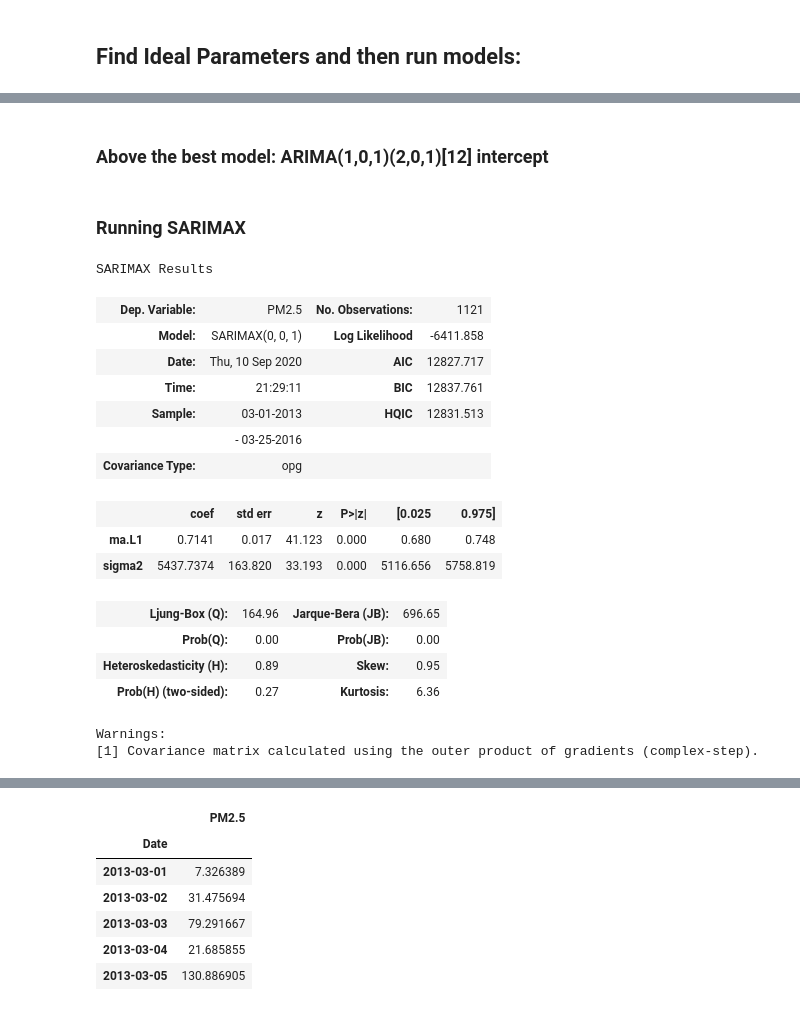
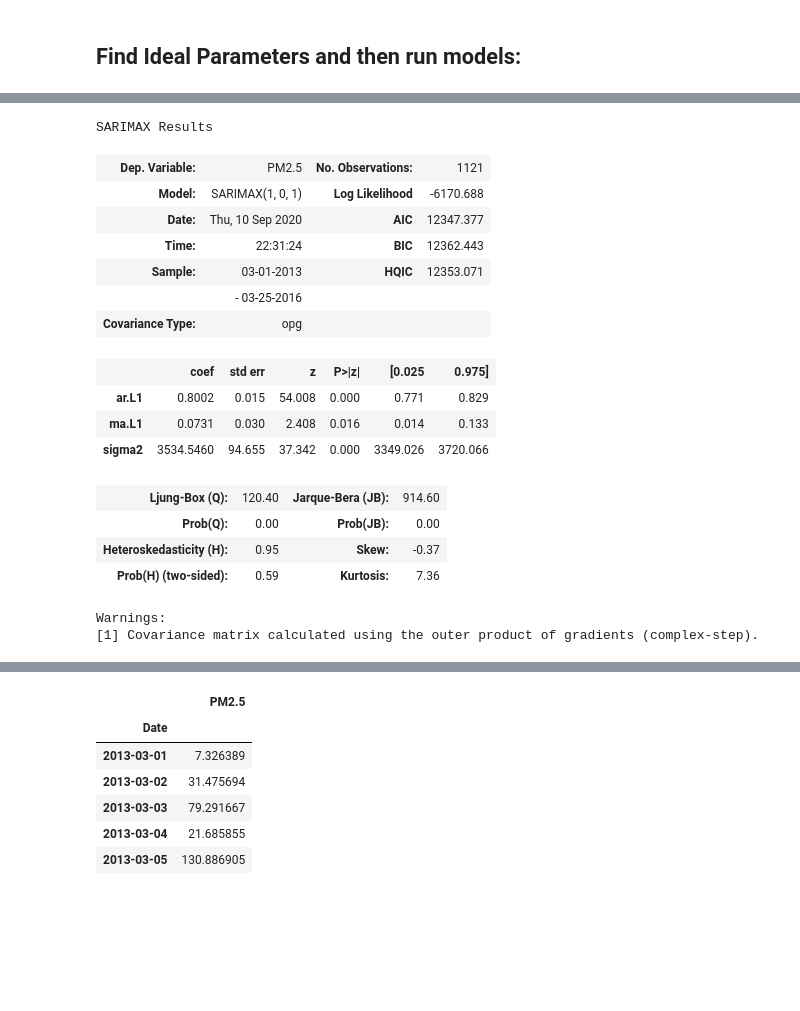
Before and after one commit to dolcikey/TimeSeriesForecasting_BeijingAirQuality, a Jupyter notebook: 003_Modeling.ipynb, the cells around one changed output, grey strips where cells are left out. Saved outputs shown, nothing was run; the diff lists cells and outputs as text; code cells hidden in the pictures; blank space fills up the shorter version.

```diff
--- a/003_Modeling.ipynb
+++ b/003_Modeling.ipynb
@@ -111,27 +116,24 @@ Warnings:
-# %% [markdown]
-### Above the best model:  ARIMA(1,0,1)(2,0,1)[12] intercept
-# %% [markdown]
-### Running SARIMAX
 # %%
-model_SARIMAX = SARIMAX(train['PM2.5'],order=(0,0,1))
+model_SARIMAX = SARIMAX(train['PM2.5'],order=(1,0,1))
 results = model_SARIMAX.fit()
 results.summary()
 # %% [output]
 SARIMAX Results
 | Dep. Variable: | PM2.5 | No. Observations: | 1121 |
-| Model: | SARIMAX(0, 0, 1) | Log Likelihood | -6411.858 |
-| Date: | Thu, 10 Sep 2020 | AIC | 12827.717 |
-| Time: | 21:29:11 | BIC | 12837.761 |
-| Sample: | 03-01-2013 | HQIC | 12831.513 |
+| Model: | SARIMAX(1, 0, 1) | Log Likelihood | -6170.688 |
+| Date: | Thu, 10 Sep 2020 | AIC | 12347.377 |
+| Time: | 22:31:24 | BIC | 12362.443 |
+| Sample: | 03-01-2013 | HQIC | 12353.071 |
 |  | - 03-25-2016 |  |  |
 | Covariance Type: | opg |  |  |
 |  | coef | std err | z | P>|z| | [0.025 | 0.975] |
-| ma.L1 | 0.7141 | 0.017 | 41.123 | 0.000 | 0.680 | 0.748 |
-| sigma2 | 5437.7374 | 163.820 | 33.193 | 0.000 | 5116.656 | 5758.819 |
+| ar.L1 | 0.8002 | 0.015 | 54.008 | 0.000 | 0.771 | 0.829 |
+| ma.L1 | 0.0731 | 0.030 | 2.408 | 0.016 | 0.014 | 0.133 |
+| sigma2 | 3534.5460 | 94.655 | 37.342 | 0.000 | 3349.026 | 3720.066 |
-| Ljung-Box (Q): | 164.96 | Jarque-Bera (JB): | 696.65 |
+| Ljung-Box (Q): | 120.40 | Jarque-Bera (JB): | 914.60 |
 | Prob(Q): | 0.00 | Prob(JB): | 0.00 |
-| Heteroskedasticity (H): | 0.89 | Skew: | 0.95 |
-| Prob(H) (two-sided): | 0.27 | Kurtosis: | 6.36 |
+| Heteroskedasticity (H): | 0.95 | Skew: | -0.37 |
+| Prob(H) (two-sided): | 0.59 | Kurtosis: | 7.36 |
 Warnings:
 [1] Covariance matrix calculated using the outer product of gradients (complex-step).
 # %%
```
Also changed, not shown: parts of 49 cells of this notebook.
